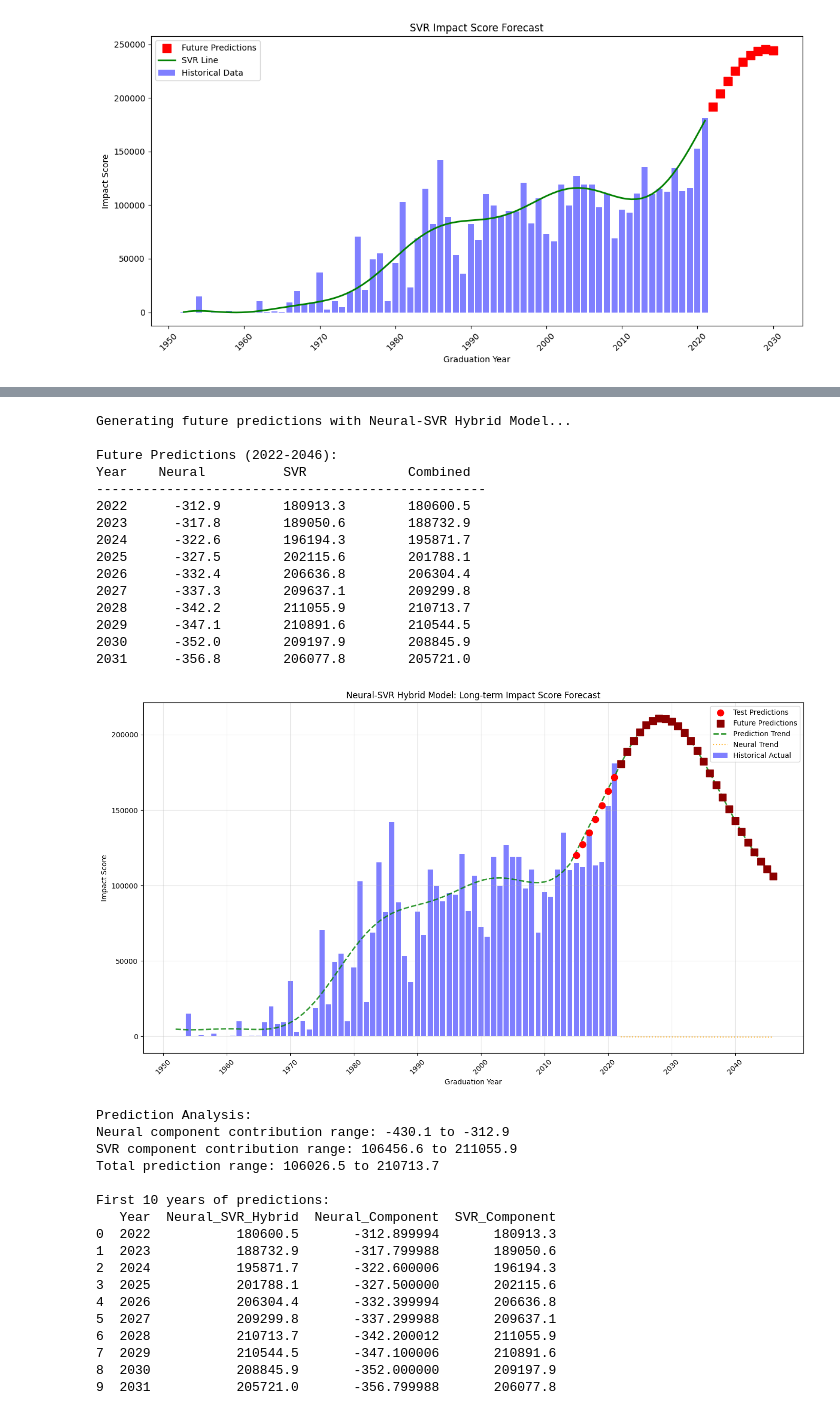
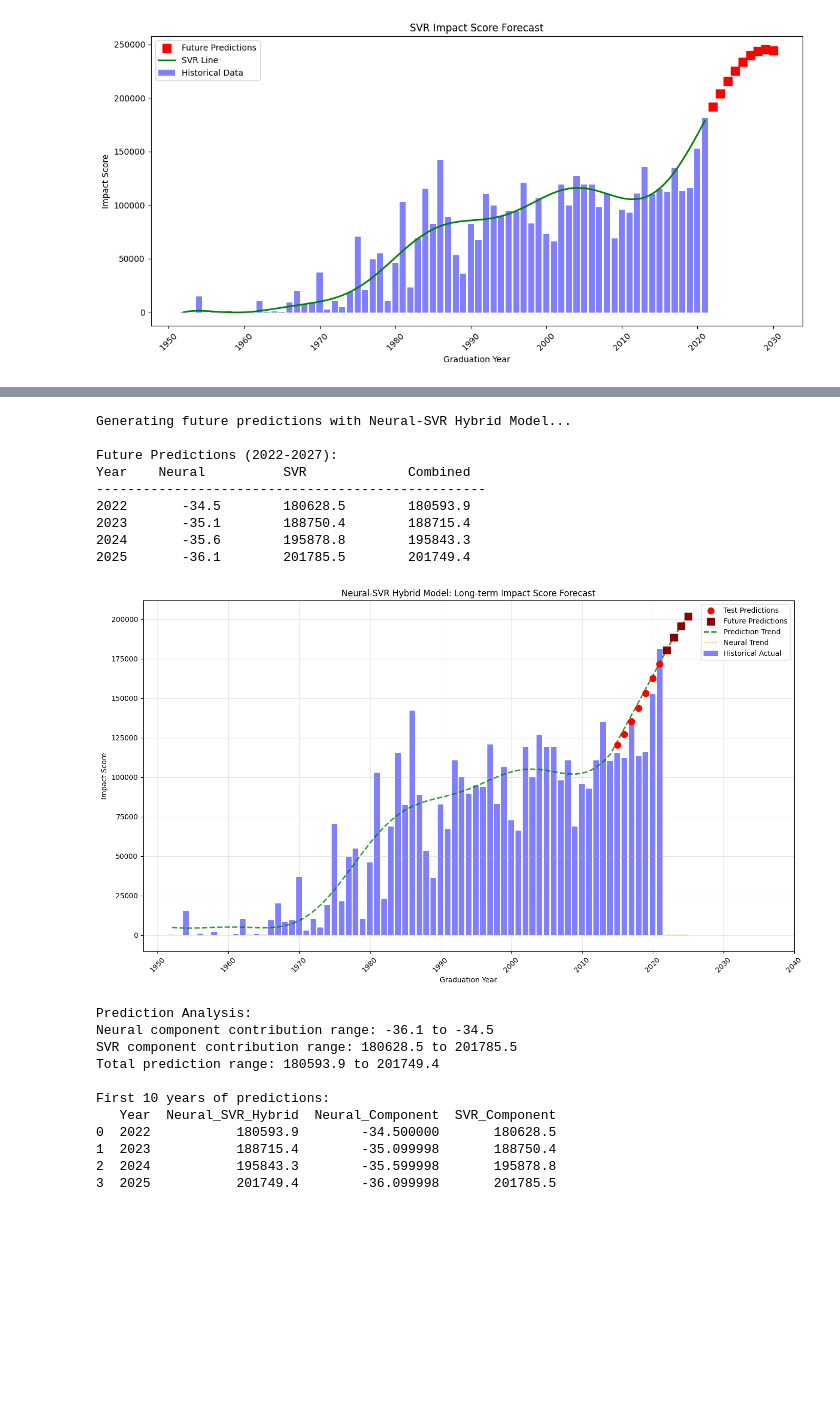
Before and after one commit to IvanRomero03/qs80tec-prediction, a Jupyter notebook: regresions.ipynb, the cells around one changed output, grey strips where cells are left out. Cells and saved outputs as stored; diff of their text form; code cells hidden in the pictures; blank space fills up the shorter version.

```diff
--- a/regresions.ipynb
+++ b/regresions.ipynb
@@ -1084,7 +1070,7 @@ print("Generating future predictions with Neural-SVR Hybrid Model...")
 
 # Predict future years
 last_year = years.max()
-future_years_neural = np.arange(last_year + 1, last_year + 26).reshape(-1, 1)
+future_years_neural = np.arange(last_year + 1, last_year + 5).reshape(-1, 1)
 future_years_neural_scaled = scaler.transform(future_years_neural)
 
 # Get hybrid predictions
@@ -1099,7 +1085,7 @@ future_svr_component = neural_svr_hybrid.scaler_y.inverse_transform(
         future_years_neural_scaled).reshape(-1, 1)
 ).ravel()
 
-print("\nFuture Predictions (2022-2046):")
+print("\nFuture Predictions (2022-2027):")
 print("Year\tNeural\t\tSVR\t\tCombined")
 print("-" * 50)
 for i, year in enumerate(future_years_neural.flatten()):
@@ -1113,7 +1099,6 @@ plt.figure(figsize=(14, 8))
 # Historical data
 plt.bar(years, y, color='blue', alpha=0.5,
         label='Historical Actual', width=0.8)
-
 # Historical test predictions
 plt.scatter(X_test_years.flatten(), y_pred_neural_hybrid,
             color='red', s=80, label='Test Predictions', zorder=5)
@@ -1141,59 +1126,47 @@ plt.legend()
 plt.grid(alpha=0.3)
 plt.xticks(np.arange(1950, 2050, 10), rotation=45)
 plt.tight_layout()
 plt.show()
 
 # Analysis of prediction components
 print(f"\nPrediction Analysis:")
 print(
     f"Neural component contribution range: {future_neural_component.min():.1f} to {future_neural_component.max():.1f}")
 print(
     f"SVR component contribution range: {future_svr_component.min():.1f} to {future_svr_component.max():.1f}")
 print(
     f"Total prediction range: {future_predictions_neural_hybrid.min():.1f} to {future_predictions_neural_hybrid.max():.1f}")
 
 # Save predictions to compare with other models
 predictions_comparison = {
     'Year': future_years_neural.flatten(),
     'Neural_SVR_Hybrid': future_predictions_neural_hybrid,
     'Neural_Component': future_neural_component,
     'SVR_Component': future_svr_component
 }
 
 comparison_df = pd.DataFrame(predictions_comparison)
 print("\nFirst 10 years of predictions:")
 print(comparison_df.head(10).round(1))
 # %% [output]
 Generating future predictions with Neural-SVR Hybrid Model...
 
-Future Predictions (2022-2046):
+Future Predictions (2022-2027):
 Year    Neural          SVR             Combined
 --------------------------------------------------
-2022      -312.9        180913.3        180600.5
-2023      -317.8        189050.6        188732.9
-2024      -322.6        196194.3        195871.7
-2025      -327.5        202115.6        201788.1
-2026      -332.4        206636.8        206304.4
-2027      -337.3        209637.1        209299.8
-2028      -342.2        211055.9        210713.7
-2029      -347.1        210891.6        210544.5
-2030      -352.0        209197.9        208845.9
-2031      -356.8        206077.8        205721.0
+2022       -34.5        180628.5        180593.9
+2023       -35.1        188750.4        188715.4
+2024       -35.6        195878.8        195843.3
+2025       -36.1        201785.5        201749.4
-[figure, old version]
+[figure, new version]
 Prediction Analysis:
-Neural component contribution range: -430.1 to -312.9
-SVR component contribution range: 106456.6 to 211055.9
-Total prediction range: 106026.5 to 210713.7
+Neural component contribution range: -36.1 to -34.5
+SVR component contribution range: 180628.5 to 201785.5
+Total prediction range: 180593.9 to 201749.4
 
 First 10 years of predictions:
    Year  Neural_SVR_Hybrid  Neural_Component  SVR_Component
-0  2022           180600.5       -312.899994       180913.3
-1  2023           188732.9       -317.799988       189050.6
-2  2024           195871.7       -322.600006       196194.3
-3  2025           201788.1       -327.500000       202115.6
-4  2026           206304.4       -332.399994       206636.8
-5  2027           209299.8       -337.299988       209637.1
-6  2028           210713.7       -342.200012       211055.9
-7  2029           210544.5       -347.100006       210891.6
-8  2030           208845.9       -352.000000       209197.9
-9  2031           205721.0       -356.799988       206077.8
+0  2022           180593.9        -34.500000       180628.5
+1  2023           188715.4        -35.099998       188750.4
+2  2024           195843.3        -35.599998       195878.8
+3  2025           201749.4        -36.099998       201785.5
```
Also changed, not shown: parts of 10 cells of this notebook.
